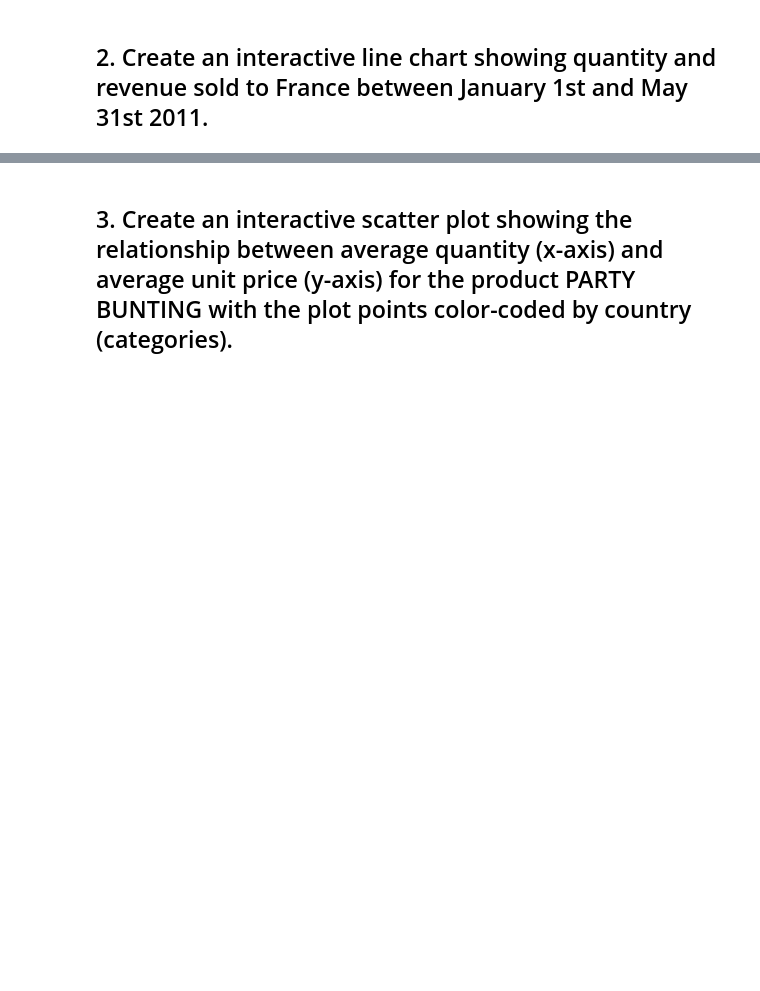
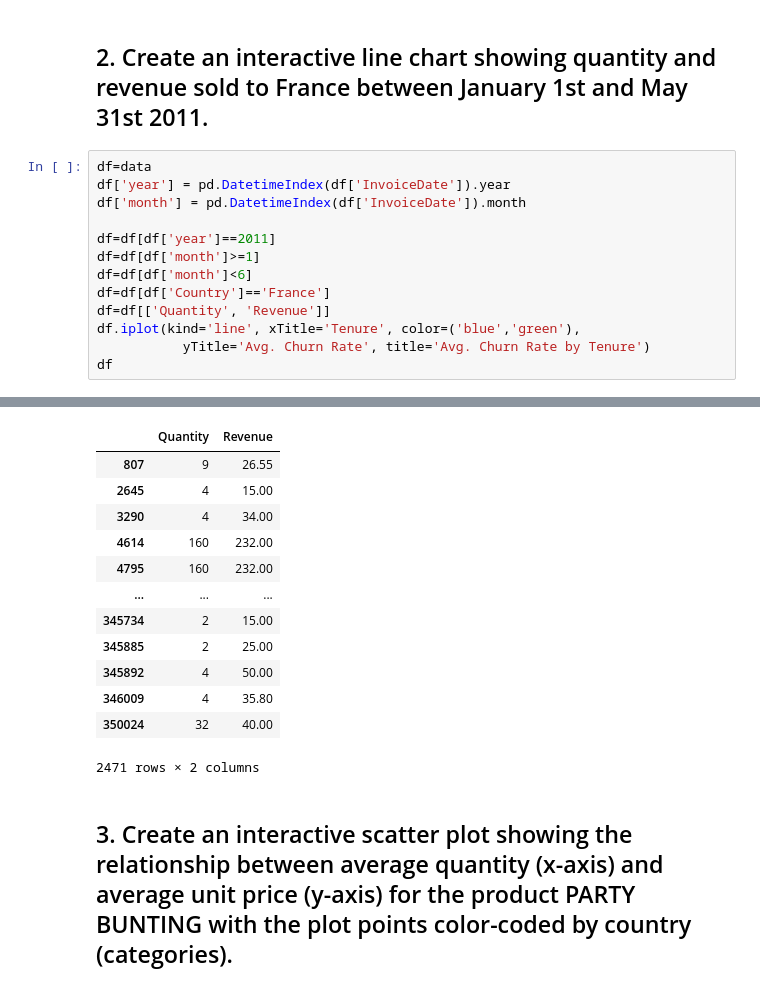
Before and after one commit to Ironhack-Data-Madrid-Marzo-2022/5.2-lab_interactive_visualization, a Jupyter notebook: your-code/main.ipynb, the cells around one changed output, grey strips where cells are left out. Drawn from its saved outputs; the diff is of its cells as text; blank space fills up the shorter version.

```diff
--- a/your-code/main.ipynb
+++ b/your-code/main.ipynb
@@ -16,2 +53,16 @@ data = pd.read_excel('../Online Retail.xlsx')
 # %% [markdown]
 ## 2. Create an interactive line chart showing quantity and revenue sold to France between January 1st and May 31st 2011.
+# %%
+df=data
+df['year'] = pd.DatetimeIndex(df['InvoiceDate']).year
+df['month'] = pd.DatetimeIndex(df['InvoiceDate']).month
+
+df=df[df['year']==2011]
+df=df[df['month']>=1]
+df=df[df['month']<6]
+df=df[df['Country']=='France']
+df=df[['Quantity', 'Revenue']]
+df.iplot(kind='line', xTitle='Tenure', color=('blue','green'),
+           yTitle='Avg. Churn Rate', title='Avg. Churn Rate by Tenure')
+df
+# %% [output]
@@ -18,2 +70,15 @@ data = pd.read_excel('../Online Retail.xlsx')
+|  | Quantity | Revenue |
+| 807 | 9 | 26.55 |
+| 2645 | 4 | 15.00 |
+| 3290 | 4 | 34.00 |
+| 4614 | 160 | 232.00 |
+| 4795 | 160 | 232.00 |
+| ... | ... | ... |
+| 345734 | 2 | 15.00 |
+| 345885 | 2 | 25.00 |
+| 345892 | 4 | 50.00 |
+| 346009 | 4 | 35.80 |
+| 350024 | 32 | 40.00 |
+2471 rows × 2 columns
 # %% [markdown]
 ## 3. Create an interactive scatter plot showing the relationship between average quantity (x-axis) and average unit price (y-axis) for the product PARTY BUNTING with the plot points color-coded by country (categories).
```
Also changed, not shown: parts of 12 cells of this notebook.
